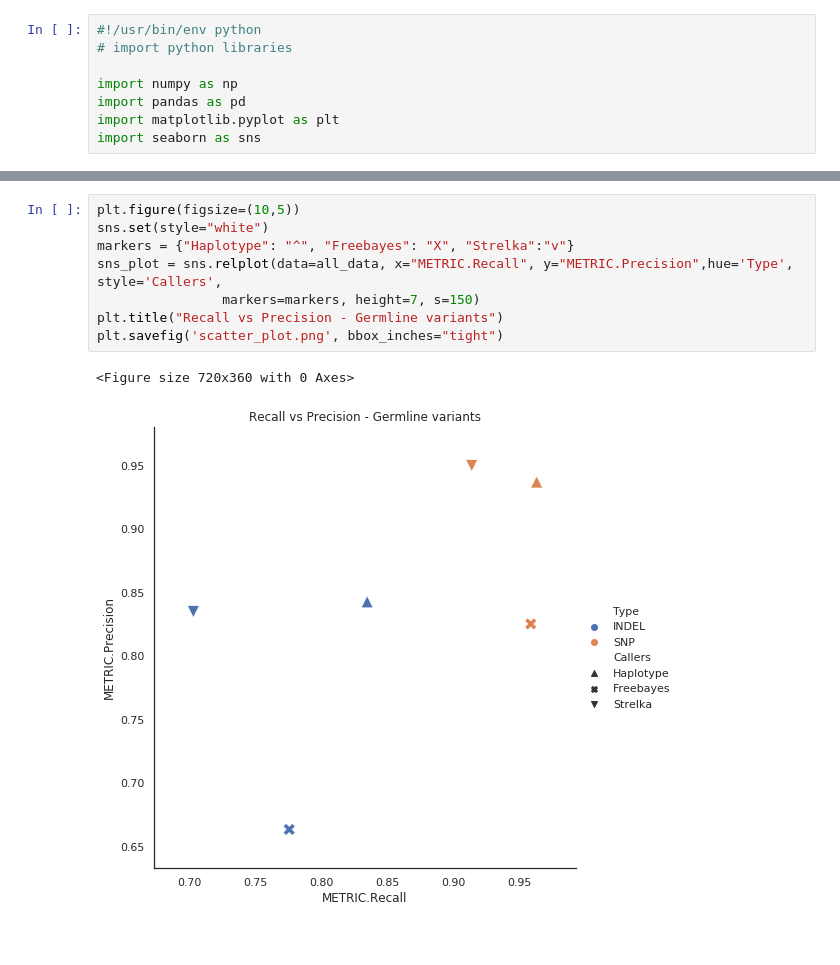
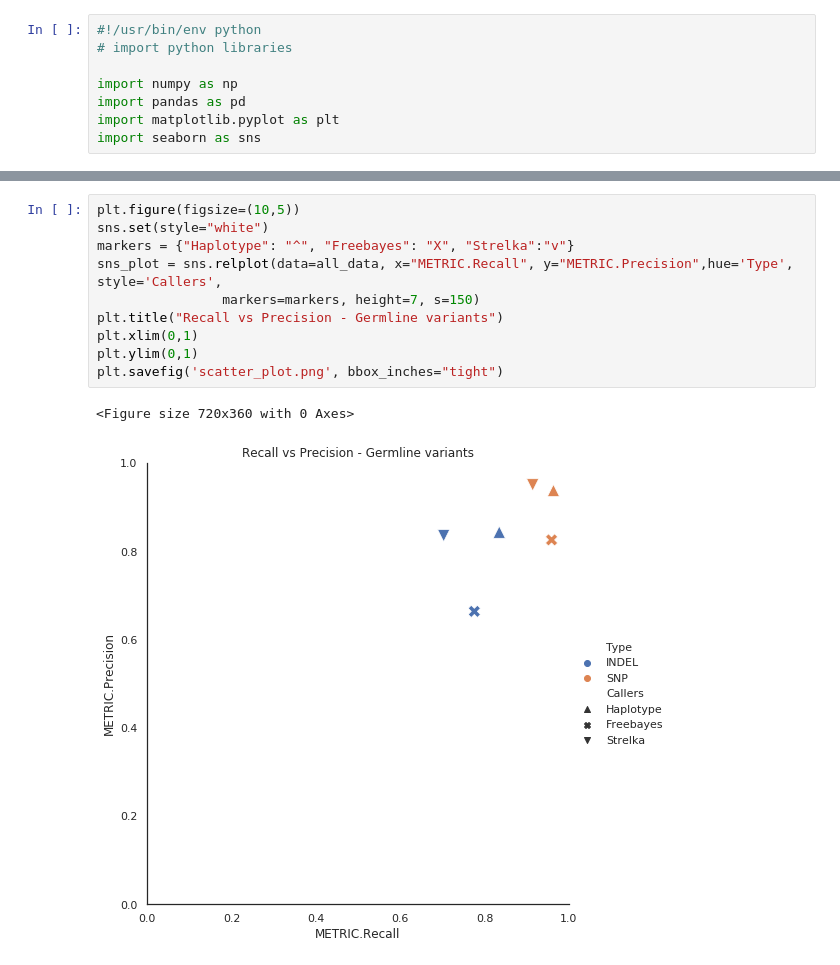
Before and after one commit to Clinical-Genomics/BALSAMIC_validate, a Jupyter notebook: germline-variants/germline-validation.ipynb, the cells around one changed output, grey strips where cells are left out. Saved outputs shown, nothing was run; the diff lists cells and outputs as text.

Commit message:
script added and plots modified

```diff
--- a/germline-variants/germline-validation.ipynb
+++ b/germline-variants/germline-validation.ipynb
@@ -39,11 +39,13 @@ all_data
 # %%
 plt.figure(figsize=(10,5))
 sns.set(style="white")
 markers = {"Haplotype": "^", "Freebayes": "X", "Strelka":"v"}
 sns_plot = sns.relplot(data=all_data, x="METRIC.Recall", y="METRIC.Precision",hue='Type', style='Callers',
                 markers=markers, height=7, s=150)
 plt.title("Recall vs Precision - Germline variants")
+plt.xlim(0,1)
+plt.ylim(0,1)
 plt.savefig('scatter_plot.png', bbox_inches="tight")
 # %% [output]
 <Figure size 720x360 with 0 Axes>
-[figure, old version]
+[figure, new version]
```
Also changed, not shown: parts of 2 cells of this notebook, 9 other files.
